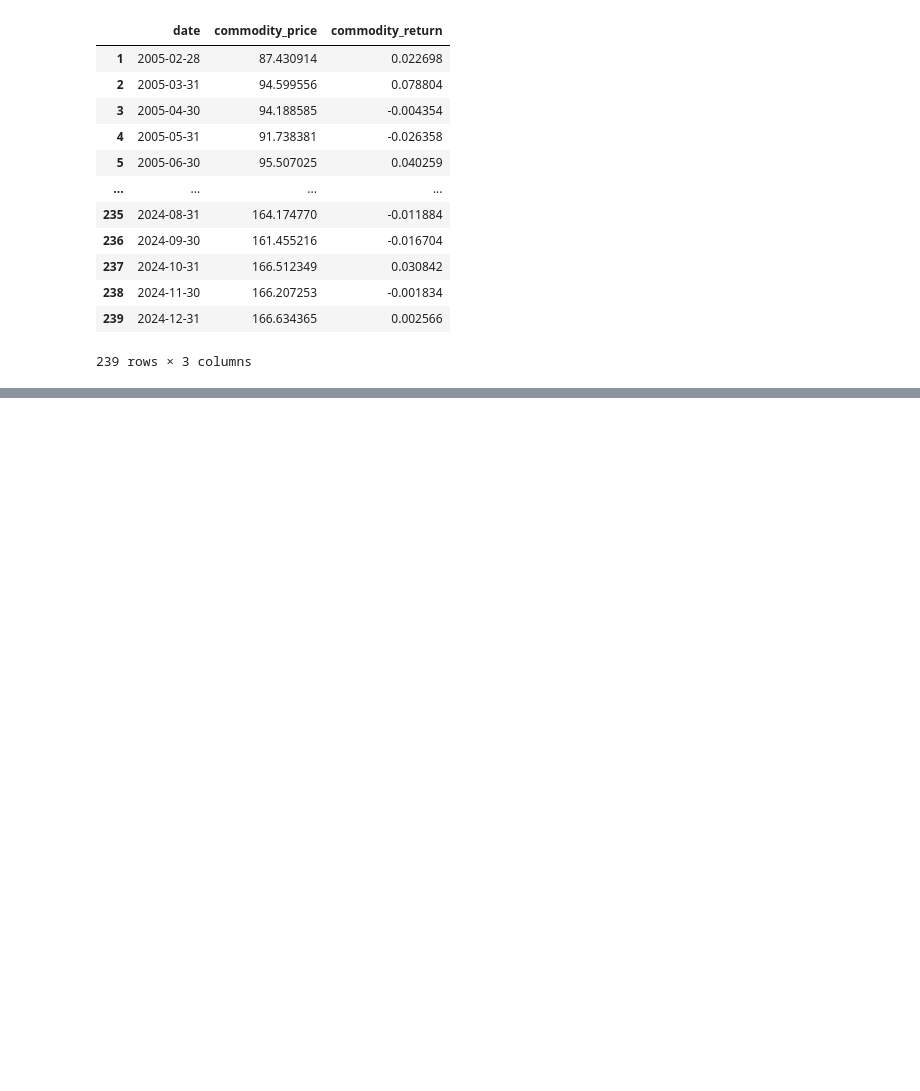
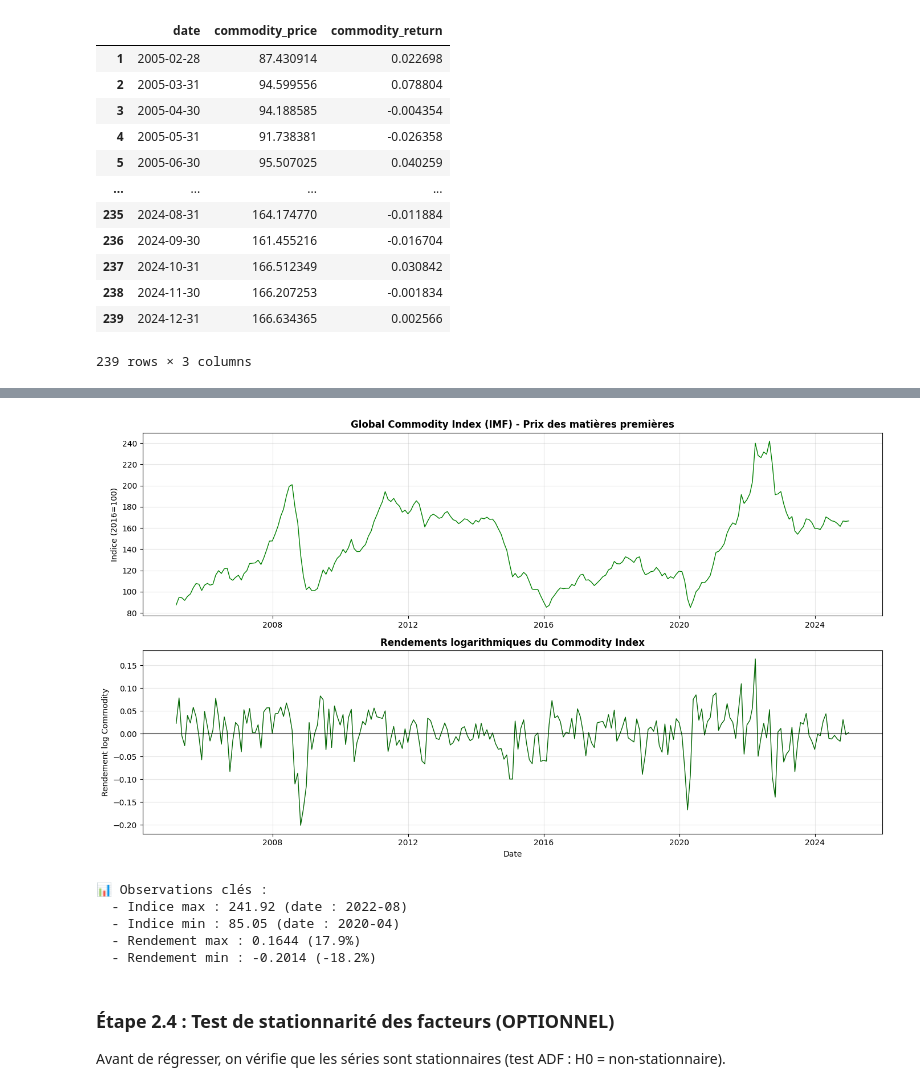
Before and after one commit to Lilas-Bertot/ETUDE-DE-CAS-2, a Jupyter notebook: Étude de cas 2.ipynb, the cells around one changed output, grey strips where cells are left out. Saved outputs shown, nothing was run; the diff lists cells and outputs as text; code cells hidden in the pictures; blank space fills up the shorter version.

```diff
--- a/Étude de cas 2.ipynb
+++ b/Étude de cas 2.ipynb
@@ -1288,8 +1364,3 @@ Alignement : ✅ OK
 | 238 | 2024-11-30 | 166.207253 | -0.001834 |
 | 239 | 2024-12-31 | 166.634365 | 0.002566 |
 239 rows × 3 columns
-# %%
-# Renommer les colonnes des facteurs pour simplifier
-vix_monthly = vix_monthly.rename(columns={'logvix_return': 'VIX'})
-term_spread_monthly = term_spread_monthly.rename(columns={'spread_change': 'TS'})
-commodity_monthly = commodity_monthly.rename(columns={'commodity_return': 'GCI'})
@@ -1475,0 +1367,37 @@ else:
+# %%
+# Visualisation du Global Commodity Index et ses rendements
+fig, (ax1, ax2) = plt.subplots(2, 1, figsize=(14, 8))
+
+# Graphique 1: Niveau du Commodity Index
+ax1.plot(commodity_monthly['date'], commodity_monthly['commodity_price'], linewidth=1, color='green')
+ax1.set_title('Global Commodity Index (IMF) - Prix des matières premières', fontsize=12, fontweight='bold')
+ax1.set_ylabel('Indice (2016=100)')
+ax1.grid(True, alpha=0.3)
+
+# Graphique 2: Rendements logarithmiques du Commodity Index
+ax2.plot(commodity_monthly['date'], commodity_monthly['commodity_return'], linewidth=1, color='darkgreen')
+ax2.set_title('Rendements logarithmiques du Commodity Index', fontsize=12, fontweight='bold')
+ax2.set_xlabel('Date')
+ax2.set_ylabel('Rendement log Commodity')
+ax2.grid(True, alpha=0.3)
+ax2.axhline(y=0, color='black', linestyle='-', alpha=0.5)
+
+plt.tight_layout()
+plt.show()
+
+print(f"📊 Observations clés :")
+print(f"  - Indice max : {commodity_monthly['commodity_price'].max():.2f} (date : {commodity_monthly.loc[commodity_monthly['commodity_price'].idxmax(), 'date'].strftime('%Y-%m')})")
+print(f"  - Indice min : {commodity_monthly['commodity_price'].min():.2f} (date : {commodity_monthly.loc[commodity_monthly['commodity_price'].idxmin(), 'date'].strftime('%Y-%m')})")
+print(f"  - Rendement max : {commodity_monthly['commodity_return'].max():.4f} ({(np.exp(commodity_monthly['commodity_return'].max())-1)*100:.1f}%)")
+print(f"  - Rendement min : {commodity_monthly['commodity_return'].min():.4f} ({(np.exp(commodity_monthly['commodity_return'].min())-1)*100:.1f}%)")
+# %% [output]
+[figure, added]
+📊 Observations clés :
+  - Indice max : 241.92 (date : 2022-08)
+  - Indice min : 85.05 (date : 2020-04)
+  - Rendement max : 0.1644 (17.9%)
+  - Rendement min : -0.2014 (-18.2%)
+# %% [markdown]
+### Étape 2.4 : Test de stationnarité des facteurs (OPTIONNEL)
+
+Avant de régresser, on vérifie que les séries sont stationnaires (test ADF : H0 = non-stationnaire).
```
Also changed, not shown: parts of 34 cells of this notebook.
